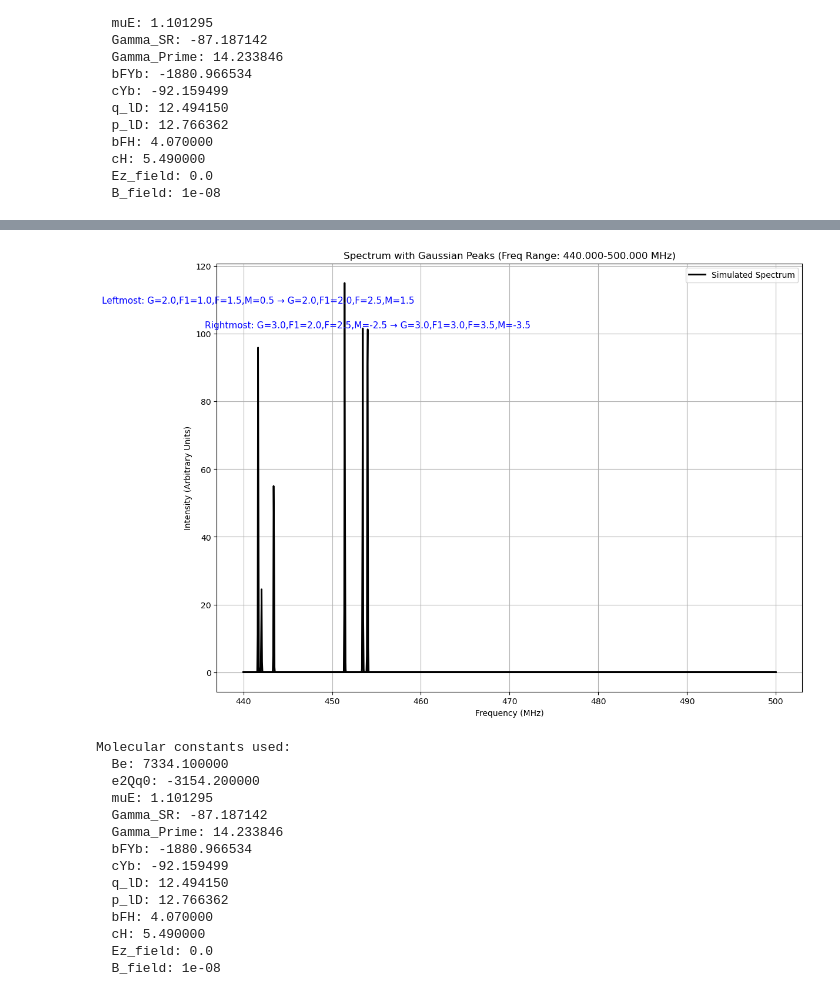
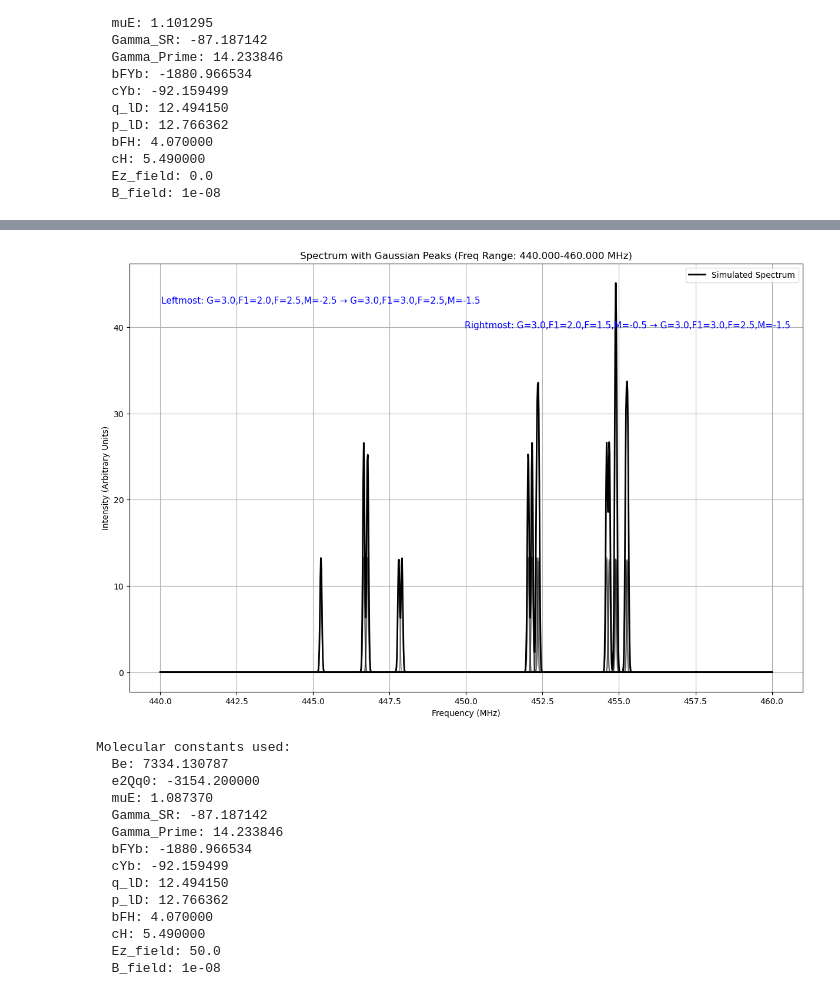
Before and after one commit to YuikiTakahashi/Molecule_spectrum_prediction, a Jupyter notebook: 173_prediction_Feb2026.ipynb, the cells around one changed output, grey strips where cells are left out. Cells and saved outputs as stored; diff of their text form; code cells hidden in the pictures.

```diff
--- a/173_prediction_Feb2026.ipynb
+++ b/173_prediction_Feb2026.ipynb
@@ -365,7 +365,8 @@ def model_frequency_transform(raw_freq):
 
 
 # indices 38–55 and 70–83 (inclusive)
-TRANSITION_INDEX_SET = list(range(10, 19)) + list(range(38, 56)) + list(range(70, 84)) + list(range(90, 95)) + list(range(110, 123)) + list(range(134, 143))
+#TRANSITION_INDEX_SET = list(range(10, 19)) + list(range(38, 56)) + list(range(70, 84)) + list(range(90, 95)) + list(range(110, 123)) + list(range(134, 143))
+TRANSITION_INDEX_SET = list(range(10, 19)) + list(range(38, 56)) + list(range(70, 84))
 print(TRANSITION_INDEX_SET)
 LASER_POLARIZATION = "both"
 PARITY_SIGN = 1
@@ -1694,21 +1694,21 @@ Molecular constants used:
   B_field: 1e-08
 # %%
 plot_spectrum_with_constants_2(
-    Be=7334.100000,
+    Be=7334.130787,
     e2Qq0=-3154.2,
-    muE=1.101295,
+    muE=1.087370,
     Gamma_SR=-87.187142,
     Gamma_Prime=14.233846,
     bFYb=-1880.966534,
     cYb=-92.159499,
     q_lD=12.494150,
     p_lD=12.766362,
-    bfH=4.07,
-    cH=5.49,
-    Ez_field=0.0,   # V/cm
+    bfH= 4.07,
+    cH= 5.49,
+    Ez_field=50.0,   # V/cm
     B_field=1e-8,
     freq_min=440,
-    freq_max=500,
+    freq_max=460,
     freq_width=0.03,          # sharper peaks
     obs_marker_frac=0.25      # taller markers
 )
@@ -1719,8 +1719,8 @@ Observed peaks lie outside current window; consider increasing window_pad.
-[figure, old version]
+[figure, new version]
 Molecular constants used:
-  Be: 7334.100000
+  Be: 7334.130787
   e2Qq0: -3154.200000
-  muE: 1.101295
+  muE: 1.087370
   Gamma_SR: -87.187142
   Gamma_Prime: 14.233846
   bFYb: -1880.966534
@@ -1729,5 +1729,5 @@ Molecular constants used:
   p_lD: 12.766362
   bFH: 4.070000
   cH: 5.490000
-  Ez_field: 0.0
+  Ez_field: 50.0
   B_field: 1e-08
```
Also changed, not shown: parts of 46 cells of this notebook, 1 other file.
